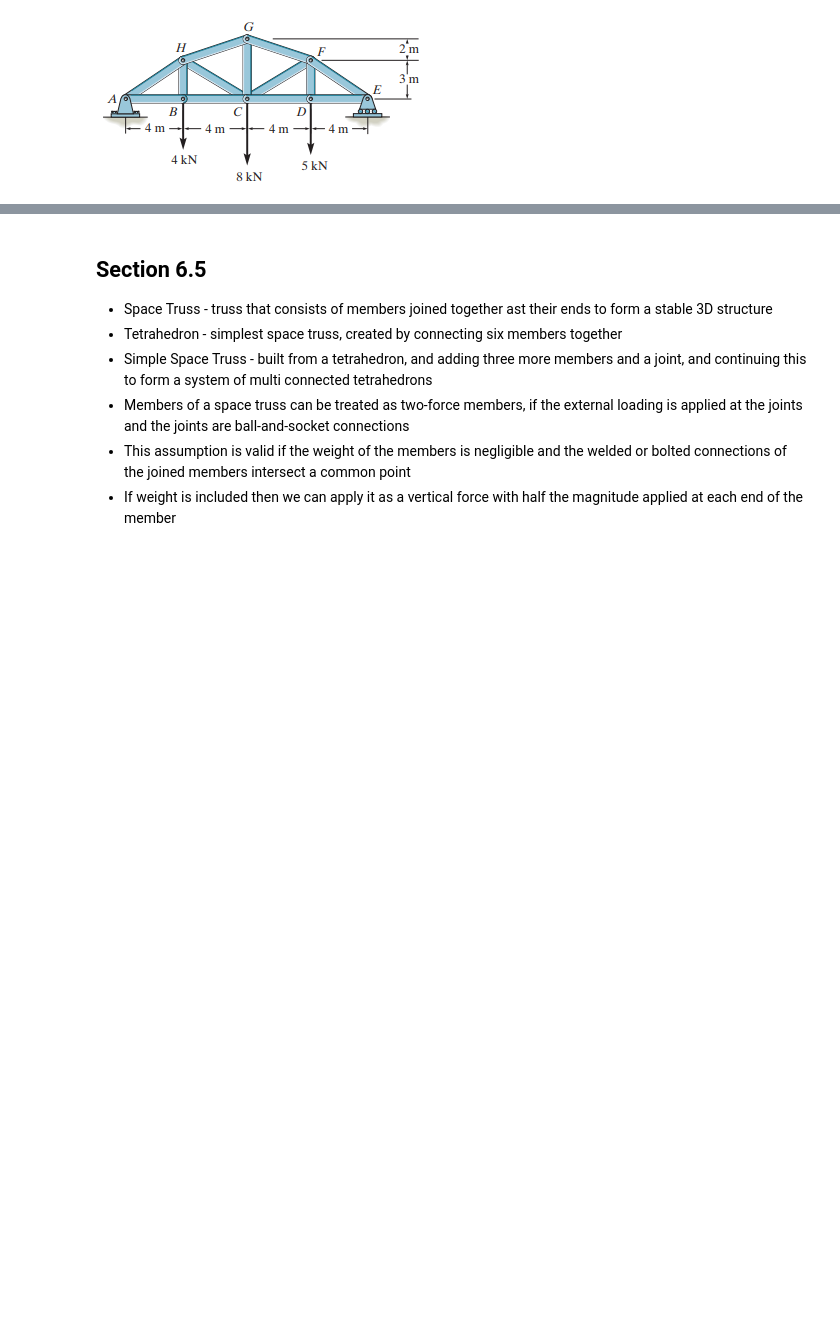
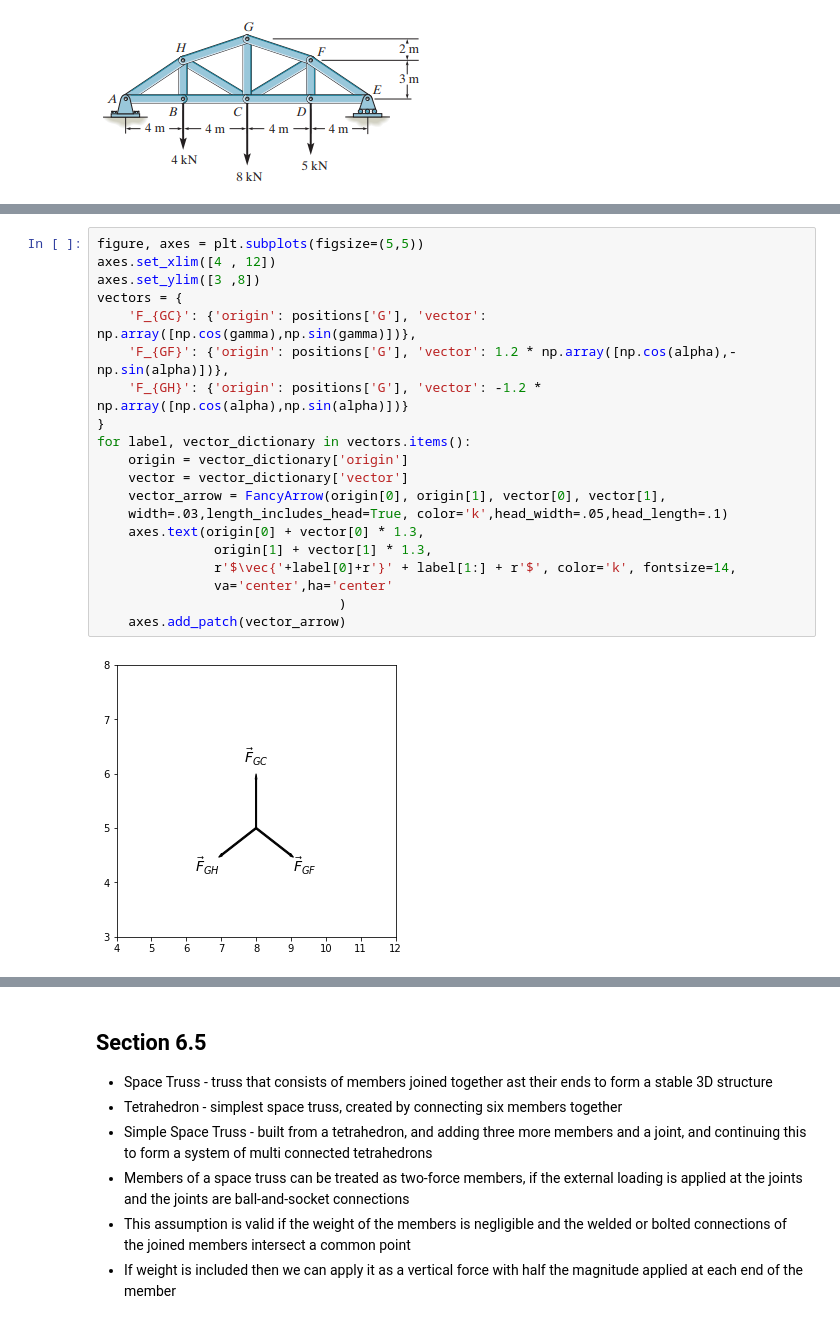
Before and after one commit to michaelhotchkiss/Statics, a Jupyter notebook: Chapter 6 - Structual Analysis.ipynb, the cells around one changed output, grey strips where cells are left out. Drawn from its saved outputs; the diff is of its cells as text; blank space fills up the shorter version.

```diff
--- a/Chapter 6 - Structual Analysis.ipynb
+++ b/Chapter 6 - Structual Analysis.ipynb
@@ -386,0 +436,22 @@ for label, vector_dictionary in vectors.items():
+# %%
+figure, axes = plt.subplots(figsize=(5,5))
+axes.set_xlim([4 , 12])
+axes.set_ylim([3 ,8])
+vectors = {
+    'F_{GC}': {'origin': positions['G'], 'vector': np.array([np.cos(gamma),np.sin(gamma)])},
+    'F_{GF}': {'origin': positions['G'], 'vector': 1.2 * np.array([np.cos(alpha),-np.sin(alpha)])},
+    'F_{GH}': {'origin': positions['G'], 'vector': -1.2 * np.array([np.cos(alpha),np.sin(alpha)])}
+}
+for label, vector_dictionary in vectors.items():
+    origin = vector_dictionary['origin']
+    vector = vector_dictionary['vector']
+    vector_arrow = FancyArrow(origin[0], origin[1], vector[0], vector[1],
+    width=.03,length_includes_head=True, color='k',head_width=.05,head_length=.1)
+    axes.text(origin[0] + vector[0] * 1.3,
+               origin[1] + vector[1] * 1.3,
+               r'$\vec{'+label[0]+r'}' + label[1:] + r'$', color='k', fontsize=14,
+               va='center',ha='center'
+                               )
+    axes.add_patch(vector_arrow)
+# %% [output]
+[figure, added]
```
Also changed, not shown: parts of 6 cells of this notebook, 1 other file.
